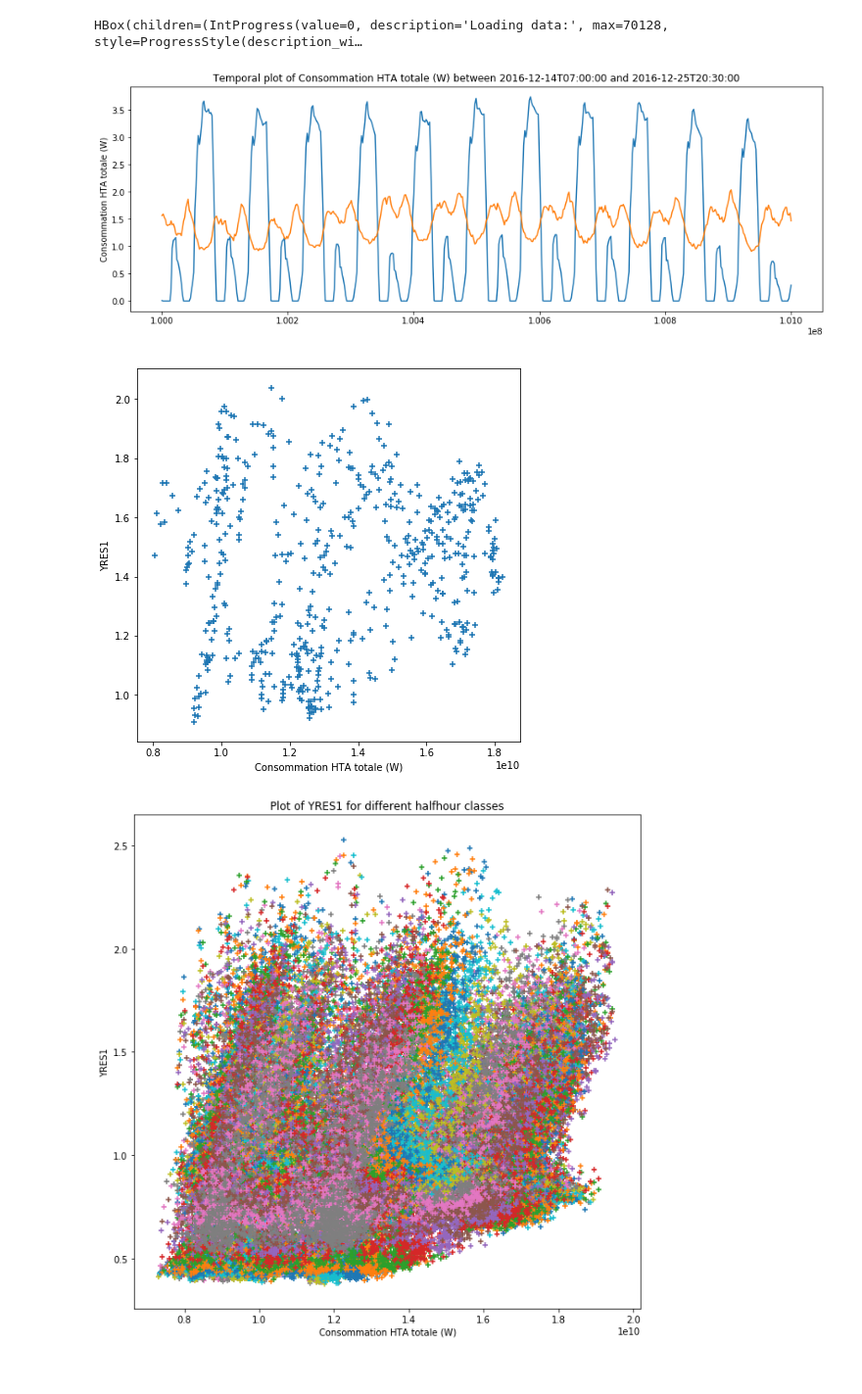
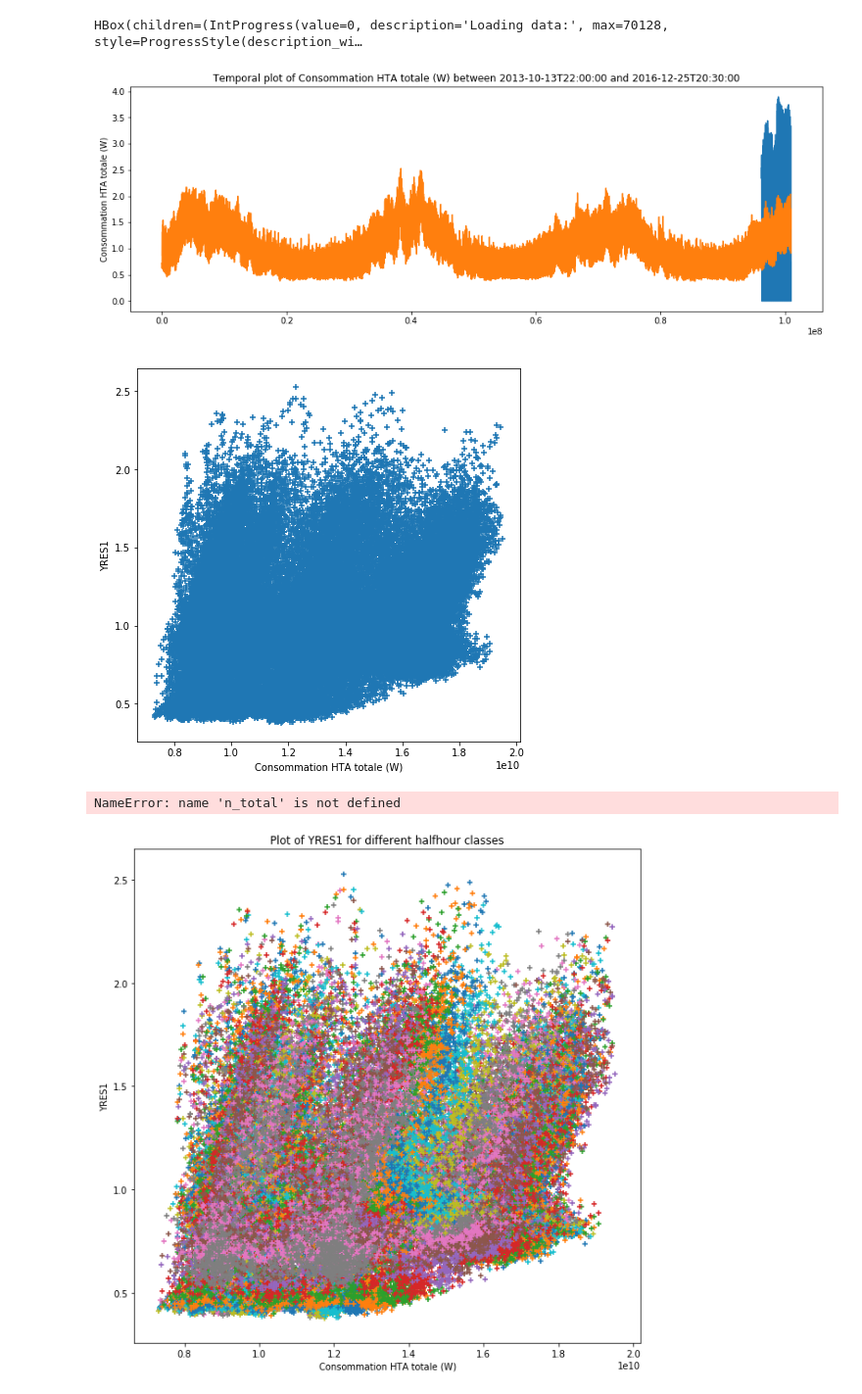
Before and after one commit to tangih/EnedisDataChallenge, a Jupyter notebook: main.ipynb, the cells around one changed output. Shown at 98% size. Cells and saved outputs as stored; diff of their text form; code cells hidden in the pictures.

```diff
--- a/main.ipynb
+++ b/main.ipynb
@@ -30,27 +32,63 @@ n_res, n_com = x_res.shape[0], x_com.shape[0]
 HBox(children=(IntProgress(value=0, description='Loading data:', max=70128, style=ProgressStyle(description_wi…
 # %%
 # PLOT DATA
-min_t = 1e8
+min_t = 0
 max_t = 1.01e8
 x_id = 23
 y_id = 1
 
 plt.figure(figsize=(15, 5))
 min_id_com = next(x[0] for x in enumerate(x_com[:, 1]) if x[1] >= min_t)
 max_id_com = next(x[0] for x in enumerate(x_com[:, 1]) if x[1] >= max_t)
 vis.plot_time(x_com[min_id_com:max_id_com, 1], y_com[min_id_com:max_id_com, y_id], label_x=x_labels[x_id])
 min_id_res = next(x[0] for x in enumerate(x_res[:, 1]) if x[1] >= min_t)
 max_id_res = next(x[0] for x in enumerate(x_res[:, 1]) if x[1] >= max_t)
 vis.plot_time(x_res[min_id_res:max_id_res, 1], y_res[min_id_res:max_id_res, y_id], label_x=x_labels[x_id])
 plt.show()
 
 plt.figure(figsize=(7, 7))
 vis.plot_series(x_res[min_id_res:max_id_res, x_id], y_res[min_id_res:max_id_res, y_id],
                 label_a=x_labels[x_id], label_b='YRES{}'.format(y_id))
 plt.show()
 # %% [output]
-[figure, old version]
+[figure, new version]
-[figure, old version]
+[figure, new version]
+# %%
+# TODO: Fourier seasonal model
+max_id = 48*365*3
+# plt.plot(x_res[:max_id, 1], y_res[:max_id, 0])
+f = np.fft.fft(y_res[:max_id, 0])
+af = np.absolute(f)
+
+trunc = 4
+trunc = af.shape[0]
+# n_total = 100000
+season = np.fft.ifft(f[:trunc], n=n_total)
+
+plot_min = 0
+plot_max = 50000
+
+def val(x, spectrum):
+    s = 0
+    for i in range(spectrum.shape[0]):
+        s += spectrum[i].real * np.cos(i*x) + spectrum[i].imag * np.sin(i*x)
+    return s
+
+fig, ((ax1, ax2), (ax3, ax4)) = plt.subplots(2, 2, figsize=(15, 7))
+ax1.plot(x_res[:max_id, 1], y_res[:max_id, 0])
+ax1.set_title('temporal plot of the output value')
+ax2.plot(af)
+ax2.set_title('spectrogram of the output signal')
+ax3.plot(y_res[:, 0])
+x_ = np.arange(0, 1.5e8, 1e7)
+# ax3.plot(x_, [val(x, f[:trunc]) for x in x_])
+ax3.plot(season)
+
+ax4.plot(af[:trunc])
+ax4.set_title('Truncated spectrogram of the signal')
+plt.show()
+# %% [output]
+NameError: name 'n_total' is not defined
 # %%
 min_id = 0
 max_id = n_res
```
Also changed, not shown: parts of 7 cells of this notebook, 2 other files.
